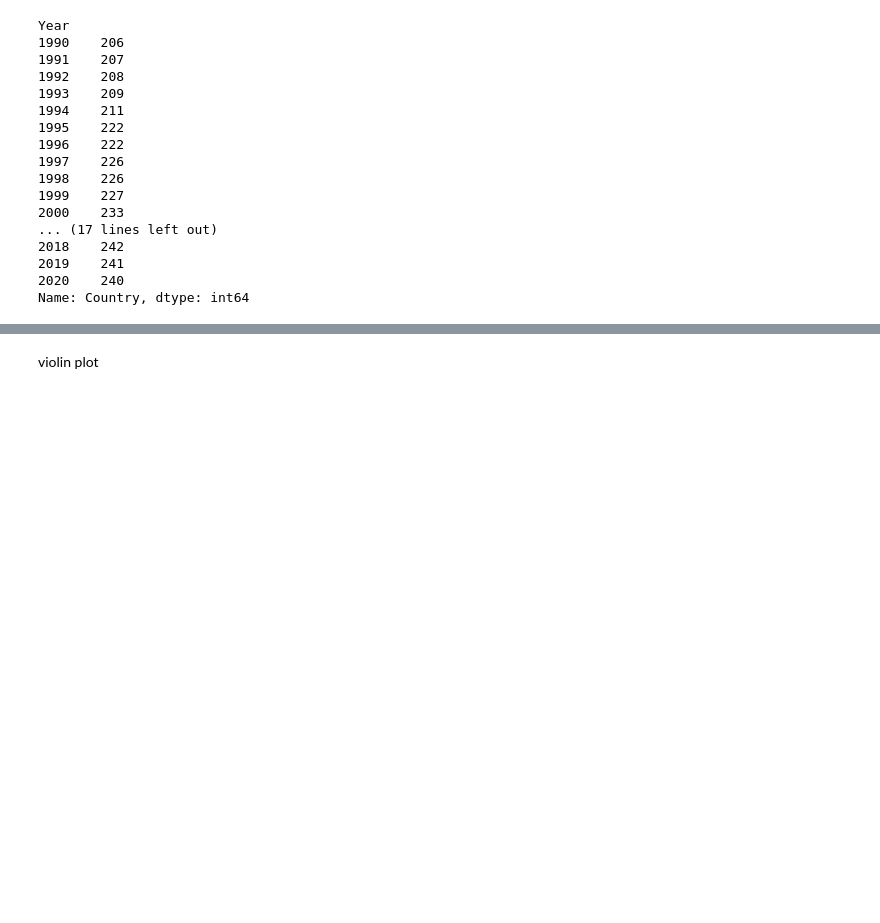
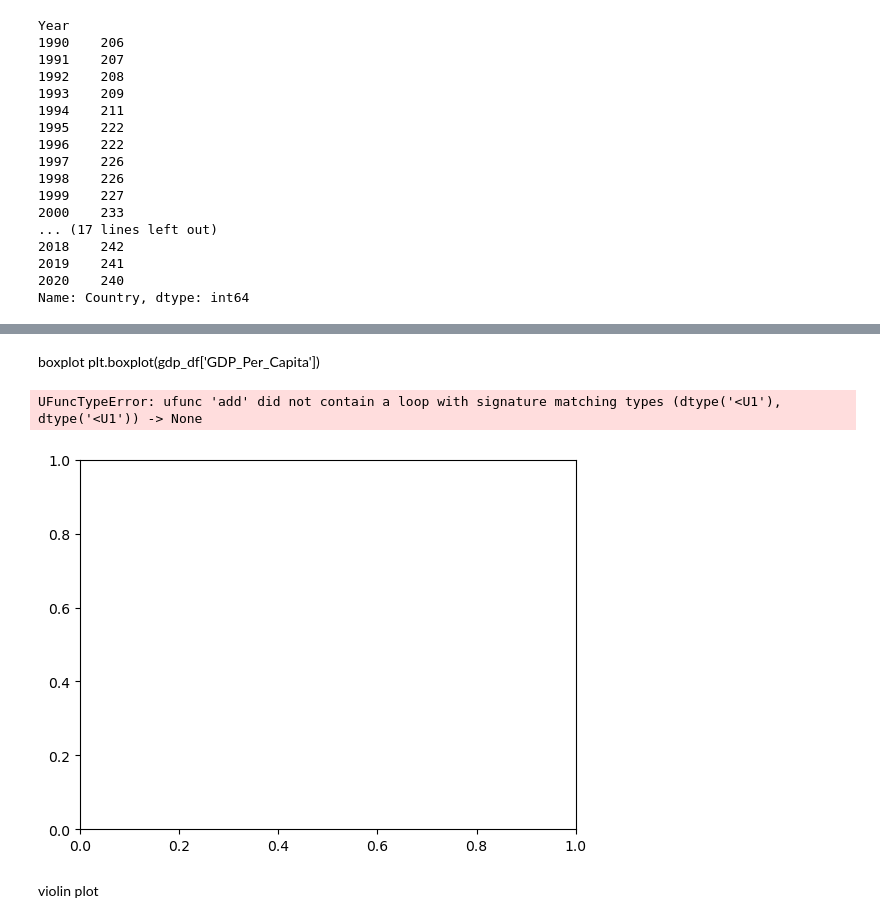
Before and after one commit to NSS-Data-Analytics-Cohort-8/gdp-and-internet-usage-bob10182, a Jupyter notebook: notebooks/un_project.ipynb, the cells around one changed output, grey strips where cells are left out. Cells and saved outputs as stored; diff of their text form; code cells hidden in the pictures; blank space fills up the shorter version.

```diff
--- a/notebooks/un_project.ipynb
+++ b/notebooks/un_project.ipynb
@@ -137,3 +123,11 @@ plt.boxplot(gdp_df['GDP_Per_Capita'])
+# %% [markdown]
+boxplot plt.boxplot(gdp_df['GDP_Per_Capita'])
+# %%
+gdp2020=gdp_df.Year[gdp_df.Year]==2020,gdp_df.GDP_Per_Capita
+plt.boxplot('gdp2020')
+# %% [output]
+UFuncTypeError: ufunc 'add' did not contain a loop with signature matching types (dtype('<U1'), dtype('<U1')) -> None
+[figure, added]
 # %% [markdown]
 violin plot
 # %%
```
Also changed, not shown: parts of 11 cells of this notebook.
